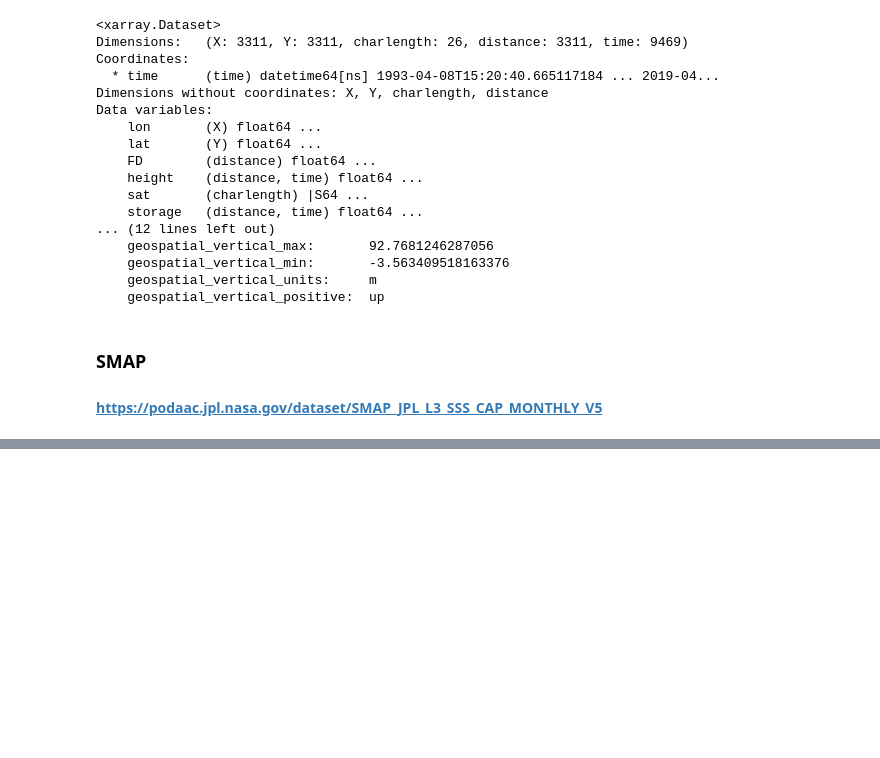
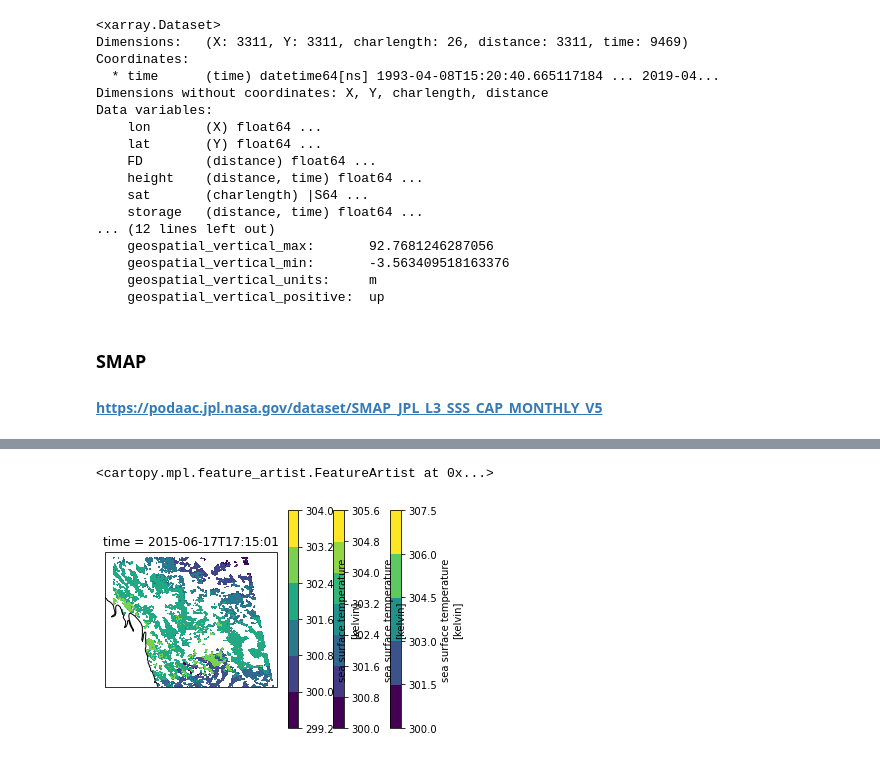
Before and after one commit to celiaou-podaac/iosos_2021, a Jupyter notebook: iosos_demo.ipynb, the cells around one changed output, grey strips where cells are left out. Cells and saved outputs as stored; diff of their text form; code cells hidden in the pictures; blank space fills up the shorter version.

```diff
--- a/iosos_demo.ipynb
+++ b/iosos_demo.ipynb
@@ -258,0 +827,19 @@ Data variables:
+# %%
+plt.figure()
+ax = plt.axes(projection=ccrs.PlateCarree())
+
+for swath in subsets_day.iloc:
+    with xr.open_dataset(swath.path) as ds:
+
+        # Create a mask for pixels that are
+        quality_mask = ds.quality_level[0]==5
+
+        # Fill pixels where ###### with np.nan:
+        masked_ds = ds.where(quality_mask)
+
+        # Plot the resulting array of sea surface temperature:
+        masked_ds.sea_surface_temperature[0].plot.contourf(ax=ax, transform=ccrs.PlateCarree(), x='lon', y='lat', add_colorbar = True)
+ax.coastlines()
+# %% [output]
+<cartopy.mpl.feature_artist.FeatureArtist at 0x...>
+[figure, added]
```
Also changed, not shown: parts of 37 cells of this notebook, 1 other file.
